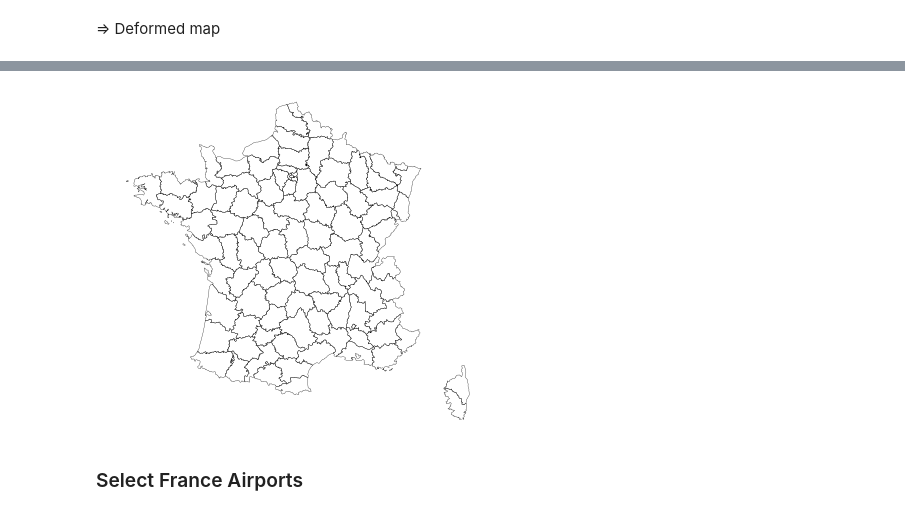
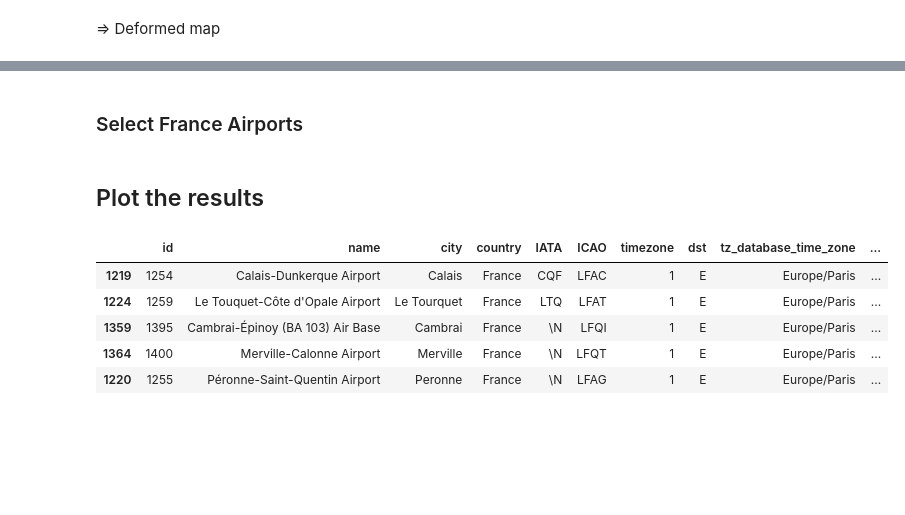
Before and after one commit to yassineAlouini/gis-with-python, a Jupyter notebook: gis_with_python.ipynb, the cells around one changed output, grey strips where cells are left out. Cells and saved outputs as stored; diff of their text form; code cells hidden in the pictures; blank space fills up the shorter version.

```diff
--- a/gis_with_python.ipynb
+++ b/gis_with_python.ipynb
@@ -162,6 +144,2 @@ proj = gcrs.AlbersEqualArea(central_longitude=-98, central_latitude=39.5)
-# %%
-ax = gplt.polyplot(france_gdf, projection=gcrs.Orthographic())
-# %% [output]
-[figure, removed]
 # %% [markdown]
 ### Select France Airports
@@ -167,0 +148,11 @@ ax = gplt.polyplot(france_gdf, projection=gcrs.Orthographic())
+# %% [markdown]
+## Plot the results
+# %%
+france_airports_gdf.head()
+# %% [output]
+|  | id | name | city | country | IATA | ICAO | timezone | dst | tz_database_time_zone | ... |
+| 1219 | 1254 | Calais-Dunkerque Airport | Calais | France | CQF | LFAC | 1 | E | Europe/Paris | ... |
+| 1224 | 1259 | Le Touquet-Côte d'Opale Airport | Le Tourquet | France | LTQ | LFAT | 1 | E | Europe/Paris | ... |
+| 1359 | 1395 | Cambrai-Épinoy (BA 103) Air Base | Cambrai | France | \N | LFQI | 1 | E | Europe/Paris | ... |
+| 1364 | 1400 | Merville-Calonne Airport | Merville | France | \N | LFQT | 1 | E | Europe/Paris | ... |
+| 1220 | 1255 | Péronne-Saint-Quentin Airport | Peronne | France | \N | LFAG | 1 | E | Europe/Paris | ... |
```
Also changed, not shown: parts of 9 cells of this notebook.
